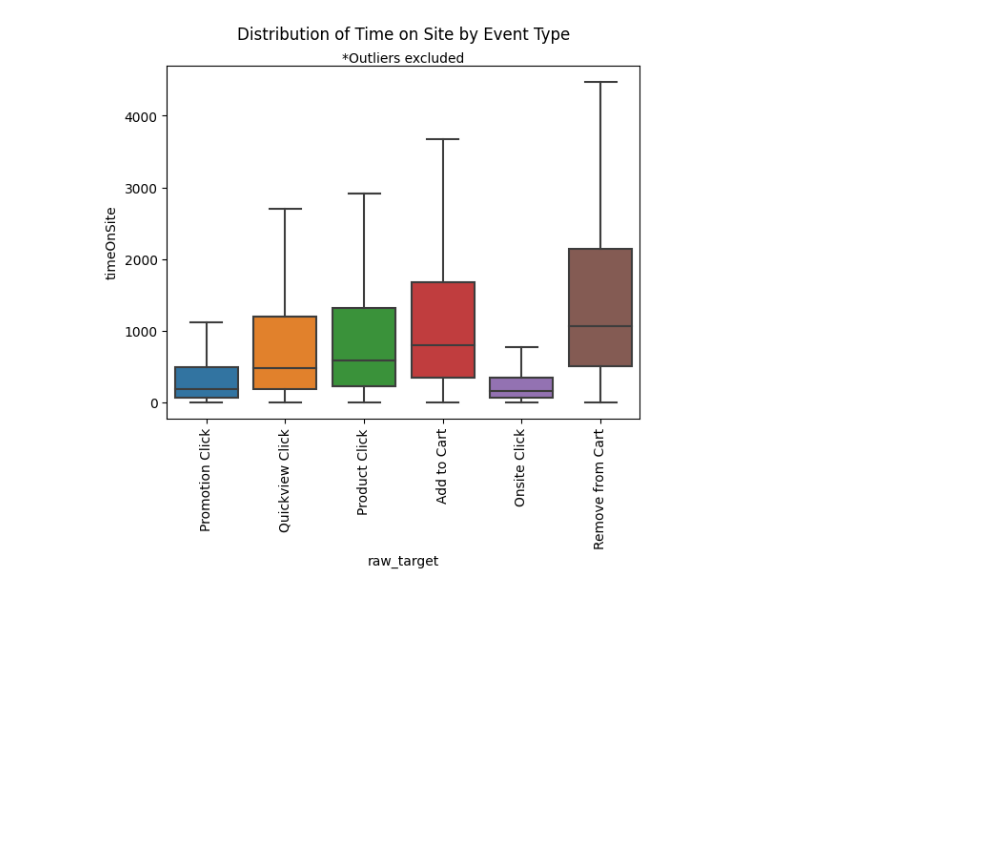
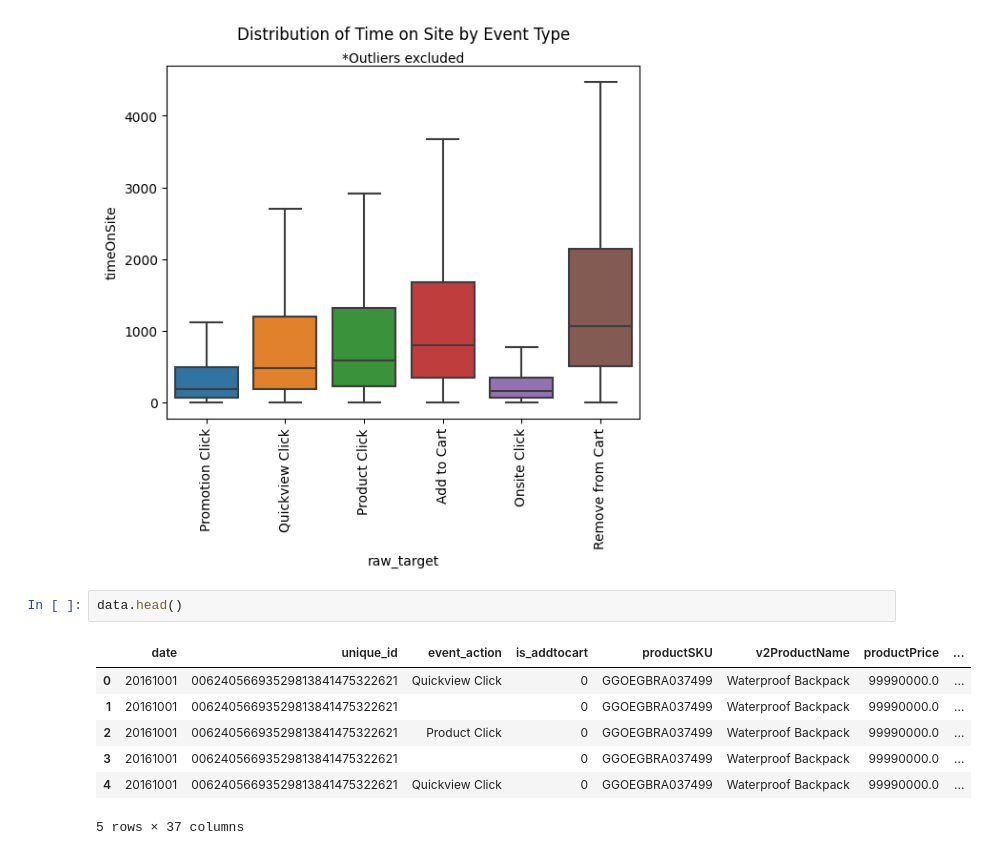
Before and after one commit to York-Solutions-B2E/jenny-huang-aml-capstone, a Jupyter notebook: eda.ipynb, the cells around one changed output. Saved outputs shown, nothing was run; the diff lists cells and outputs as text; blank space fills up the shorter version.

```diff
--- a/eda.ipynb
+++ b/eda.ipynb
@@ -156,3 +168,13 @@ plt.text(0.5, 1.02, '*Outliers excluded', horizontalalignment='center', vertical
 # %% [output]
 Text(0.5, 1.02, '*Outliers excluded')
 [figure]
+# %%
+data.head()
+# %% [output]
+|  | date | unique_id | event_action | is_addtocart | productSKU | v2ProductName | productPrice | ... |
+| 0 | 20161001 | 00624056693529813841475322621 | Quickview Click | 0 | GGOEGBRA037499 | Waterproof Backpack | 99990000.0 | ... |
+| 1 | 20161001 | 00624056693529813841475322621 |  | 0 | GGOEGBRA037499 | Waterproof Backpack | 99990000.0 | ... |
+| 2 | 20161001 | 00624056693529813841475322621 | Product Click | 0 | GGOEGBRA037499 | Waterproof Backpack | 99990000.0 | ... |
+| 3 | 20161001 | 00624056693529813841475322621 |  | 0 | GGOEGBRA037499 | Waterproof Backpack | 99990000.0 | ... |
+| 4 | 20161001 | 00624056693529813841475322621 | Quickview Click | 0 | GGOEGBRA037499 | Waterproof Backpack | 99990000.0 | ... |
+5 rows × 37 columns
```
Also changed, not shown: parts of 21 cells of this notebook, 2 other files.
